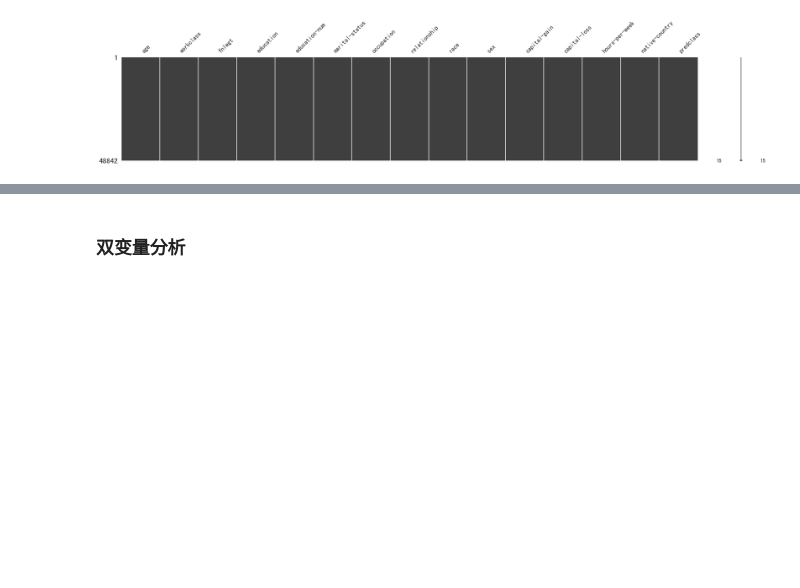
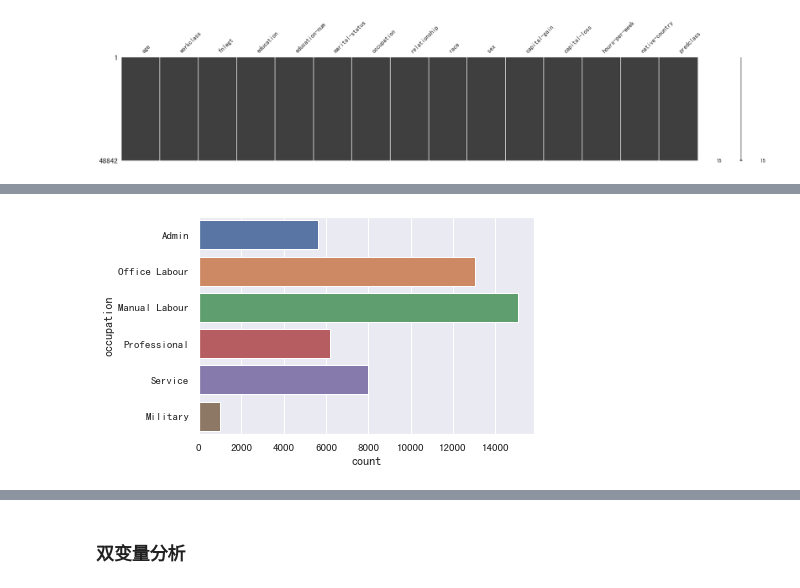
Before and after one commit to clayll/AdvancedDataAnalysis, a Jupyter notebook: docTang/5.人口普查数据集项目实战-收入预测/ll人口收入普查.ipynb, the cells around one changed output, grey strips where cells are left out. Cells and saved outputs as stored; diff of their text form; code cells hidden in the pictures; blank space fills up the shorter version.

```diff
--- a/docTang/5.人口普查数据集项目实战-收入预测/ll人口收入普查.ipynb
+++ b/docTang/5.人口普查数据集项目实战-收入预测/ll人口收入普查.ipynb
@@ -125,0 +215,24 @@ array([' <=50K', ' >50K', ' <=50K.', ' >50K.'], dtype=object)
+# %%
+#  数量比较多，合并一些差不都的属性
+dataset_raw.loc[dataset_raw['occupation'] == ' Adm-clerical', 'occupation'] = 'Admin'
+dataset_raw.loc[dataset_raw['occupation'] == ' Armed-Forces', 'occupation'] = 'Military'
+dataset_raw.loc[dataset_raw['occupation'] == ' Craft-repair', 'occupation'] = 'Manual Labour'
+dataset_raw.loc[dataset_raw['occupation'] == ' Exec-managerial', 'occupation'] = 'Office Labour'
+dataset_raw.loc[dataset_raw['occupation'] == ' Farming-fishing', 'occupation'] = 'Manual Labour'
+dataset_raw.loc[dataset_raw['occupation'] == ' Handlers-cleaners', 'occupation'] = 'Manual Labour'
+dataset_raw.loc[dataset_raw['occupation'] == ' Machine-op-inspct', 'occupation'] = 'Manual Labour'
+dataset_raw.loc[dataset_raw['occupation'] == ' Other-service', 'occupation'] = 'Service'
+dataset_raw.loc[dataset_raw['occupation'] == ' Priv-house-serv', 'occupation'] = 'Service'
+dataset_raw.loc[dataset_raw['occupation'] == ' Prof-specialty', 'occupation'] = 'Professional'
+dataset_raw.loc[dataset_raw['occupation'] == ' Protective-serv', 'occupation'] = 'Military'
+dataset_raw.loc[dataset_raw['occupation'] == ' Sales', 'occupation'] = 'Office Labour'
+dataset_raw.loc[dataset_raw['occupation'] == ' Tech-support', 'occupation'] = 'Office Labour'
+dataset_raw.loc[dataset_raw['occupation'] == ' Transport-moving', 'occupation'] = 'Manual Labour'
+dataset_raw.loc[dataset_raw['occupation'] == ' ?', 'occupation'] = 'Service'
+
+sns.countplot(data=dataset_raw,y='occupation')
+
+dataset_con['occupation']=dataset_raw.occupation
+dataset_bin['occupation']=dataset_raw.occupation
+# %% [output]
+[figure, added]
```
Also changed, not shown: parts of 31 cells of this notebook, 1 other file.
